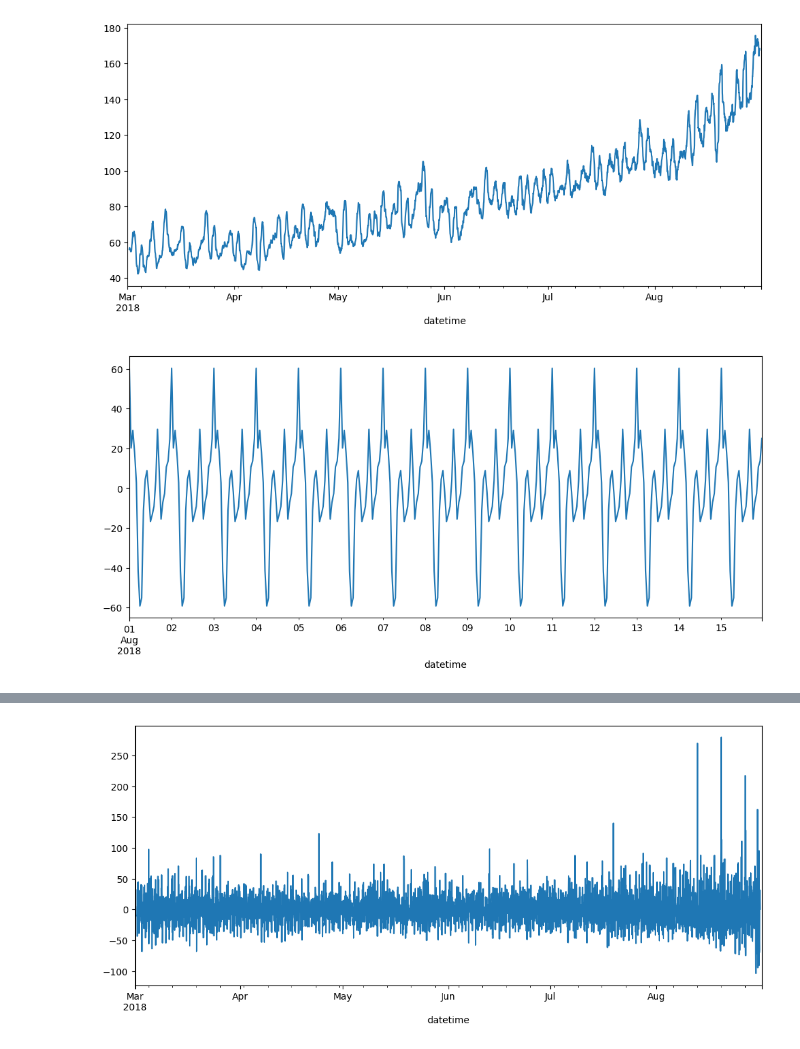
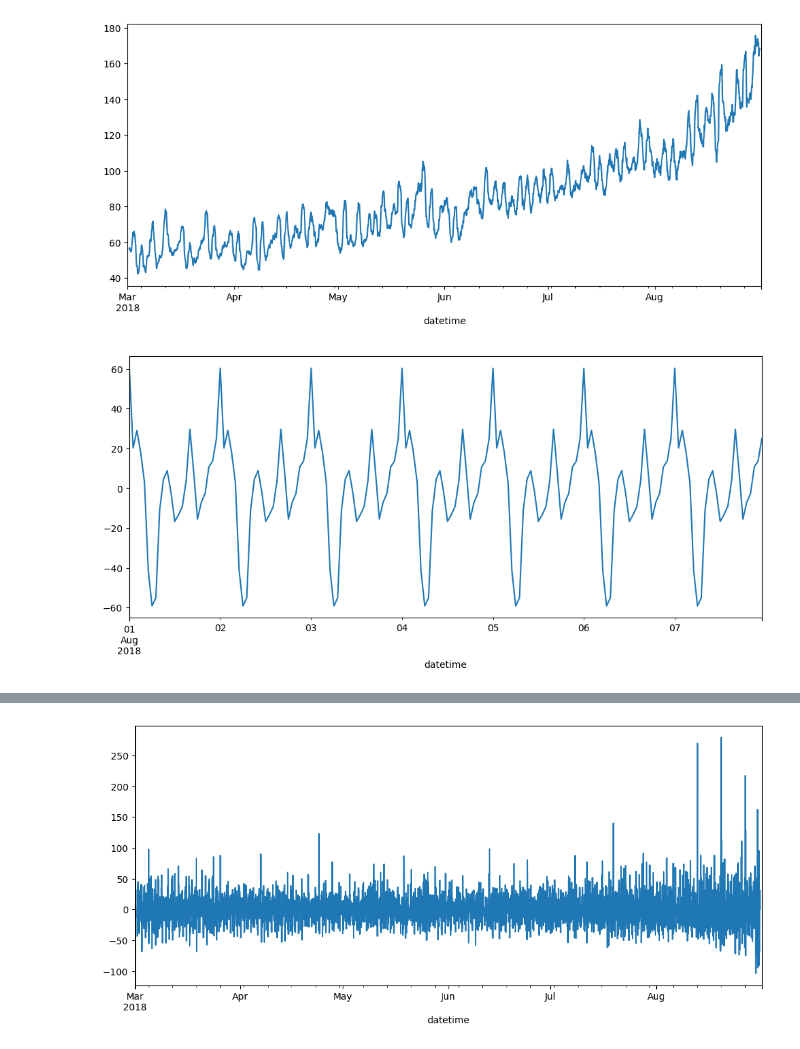
Before and after one commit to mikhailmartin/YandexPracticum, a Jupyter notebook: 12_TimeSeries.ipynb, the cells around one changed output, grey strips where cells are left out. Saved outputs shown, nothing was run; the diff lists cells and outputs as text; code cells hidden in the pictures.

```diff
--- a/12_TimeSeries.ipynb
+++ b/12_TimeSeries.ipynb
@@ -163,8 +168,9 @@ plt.show()
 # %% [output]
 [figure]
 # %%
+# сезонность за неделю
 fig, ax = plt.subplots(figsize=(12, 5))
-decomposed.seasonal['2018-08-01': '2018-08-15'].plot(ax=ax)
+decomposed.seasonal['2018-08-01': '2018-08-07'].plot(ax=ax)
 plt.show()
 # %% [output]
-[figure, old version]
+[figure, new version]
```
Also changed, not shown: parts of 27 cells of this notebook.
